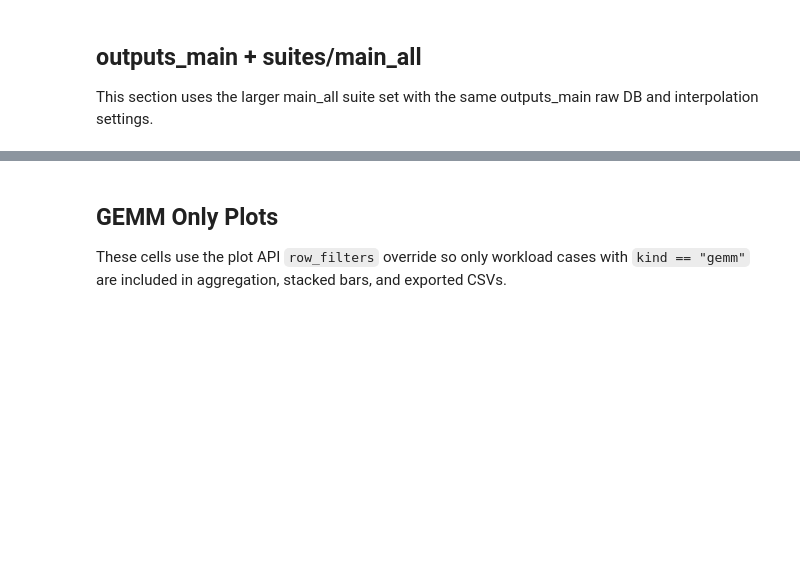
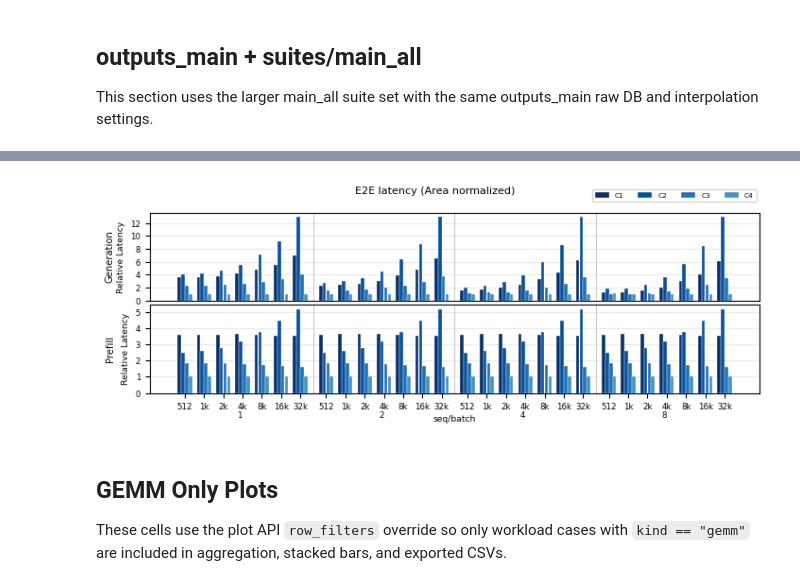
Before and after one commit to jang1664/vortex, a Jupyter notebook: analysis_workspace/latency_on_hw/plot.ipynb, the cells around one changed output, grey strips where cells are left out. Saved outputs shown, nothing was run; the diff lists cells and outputs as text; code cells hidden in the pictures; blank space fills up the shorter version.

```diff
--- a/analysis_workspace/latency_on_hw/plot.ipynb
+++ b/analysis_workspace/latency_on_hw/plot.ipynb
@@ -394,0 +1083,13 @@ wrote /home/jaeyongjang/project.local/vortex/analysis_workspace/latency_on_hw/ou
+# %%
+# Build/load the E2E latency figure CSV.
+main_all_result = load_or_export_suite_figure_data(
+    out_name="main_all",
+    figure_title="E2E latency (Area normalized)",
+    stacked=False,
+    include_c4_alone=False,
+    legend_position="title_right",
+    legend_ncol=4,
+    legend_title="candidates",
+)
+print(f"figure data source: {main_all_result.cache_status}")
+main_all_result.figure_data.head()
@@ -395,3 +1104,77 @@ wrote /home/jaeyongjang/project.local/vortex/analysis_workspace/latency_on_hw/ou
+# %%
+# Draw E2E latency from main_all_result.figure_data.
+
+MAIN_ALL_KNOBS = WideBarKnobs(
+    title_fontsize=TITLE_FONTSIZE,
+    title_y=0.9,
+    subplot_title_fontsize=SUBPLOT_TITLE_FONTSIZE,
+    axis_label_fontsize=AXIS_LABEL_FONTSIZE,
+    tick_label_fontsize=TICK_LABEL_FONTSIZE,
+    legend_fontsize=LEGEND_FONTSIZE,
+    legend_title_fontsize=LEGEND_TITLE_FONTSIZE,
+    legend_title="",
+    legend_position="title_right",
+    # title_right follows title_y by default. Use these to override/offset it.
+    # legend_title_right_y=0.92,
+    # legend_title_right_y_offset=0.0,
+    # legend_bbox_to_anchor=(1, 0.92),
+    value_labels=False,
+    value_label_fontsize=VALUE_LABEL_FONTSIZE,
+    value_label_rotation=VALUE_LABEL_ROTATION,
+    auto_bar_width=True,
+    x_candidate_group_gap=0.25,
+    candidate_gap=0.01,
+    x_tick_visibility="last",
+    x_tick_label_visibility="last",
+    x_axis_label_visibility="last",
+    x_label="seq/batch",
+    x_axis_label_location="custom",
+    x_axis_label_x=0.5,
+    x_axis_label_y=-0.3,
+    x_axis_label_ha="center",
+    x_axis_label_va="center",
+    x_axis_label_rotation=0.0,
+    x_axis_label_fontsize=AXIS_LABEL_FONTSIZE,
+    group_label_visibility="last",
+    group_label_format="{batch}",
+    group_label_x_position="center",
+    # group_label_x_offset=-0.28,
+    group_label_y=-0.25,
+    group_label_ha="right",
+    group_label_va="center",
+    group_label_rotation=0.0,
+    group_label_fontsize=TICK_LABEL_FONTSIZE,
+    y_label="Relative Latency",
+    # Y grid/tick interval. Use global values or per-row stage overrides.
+    # y_major_tick_interval=2.0,
+    # y_minor_tick_interval=1.0,
+    stage_y_major_tick_intervals={"Generation": 2.0, "Prefill": 1.0},
+    # stage_y_minor_tick_intervals={"Generation": 1.0, "Prefill": 0.5},
+    stage_label_position="left",
+    stage_label_rotation=90.0,
+    stage_label_x=-0.065,
+    stage_label_y=0.5,
+    stage_label_fontsize=SUBPLOT_TITLE_FONTSIZE,
+    stage_label_ha="center",
+    stage_label_va="center",
+    y_lim_top_scale=1.05,
+    figsize=(7.16, 3),
+    # Increase/decrease vertical gap between subplot rows.
+    subplot_hspace=0.05,
+    # tight_layout_h_pad=0.8,
+)
+
+if DRAW_FIGURES:
+    fig, axes, text_handles, fig_path = draw_wide_candidate_bars(
+        main_all_result.figure_data,
+        title="E2E latency (Area normalized)",
+        out_dir=main_all_result.out_dir,
+        filename="main_all_from_cache",
+        knobs=MAIN_ALL_KNOBS,
+    )
+    main_all_result.figure_path = fig_path
+# %% [output]
+[figure, added]
 # %% [markdown]
 ## GEMM Only Plots
 
```
Also changed, not shown: parts of 21 cells of this notebook, 27 other files.
